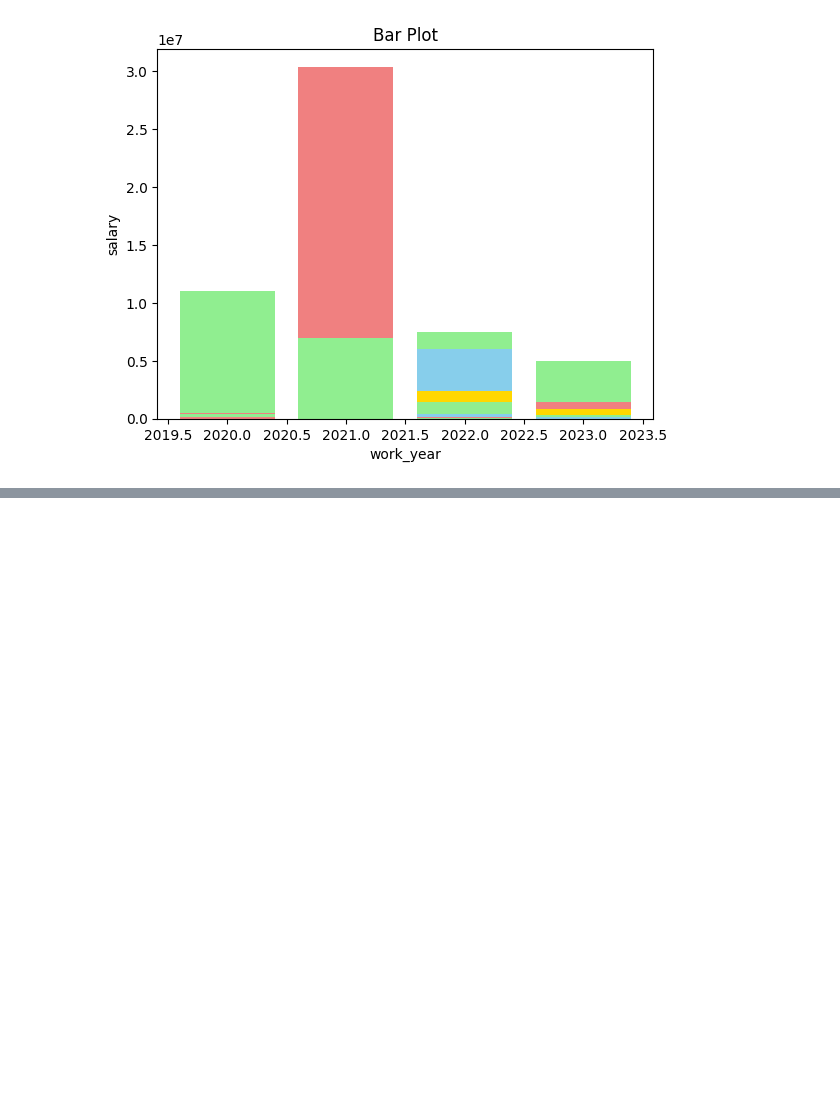
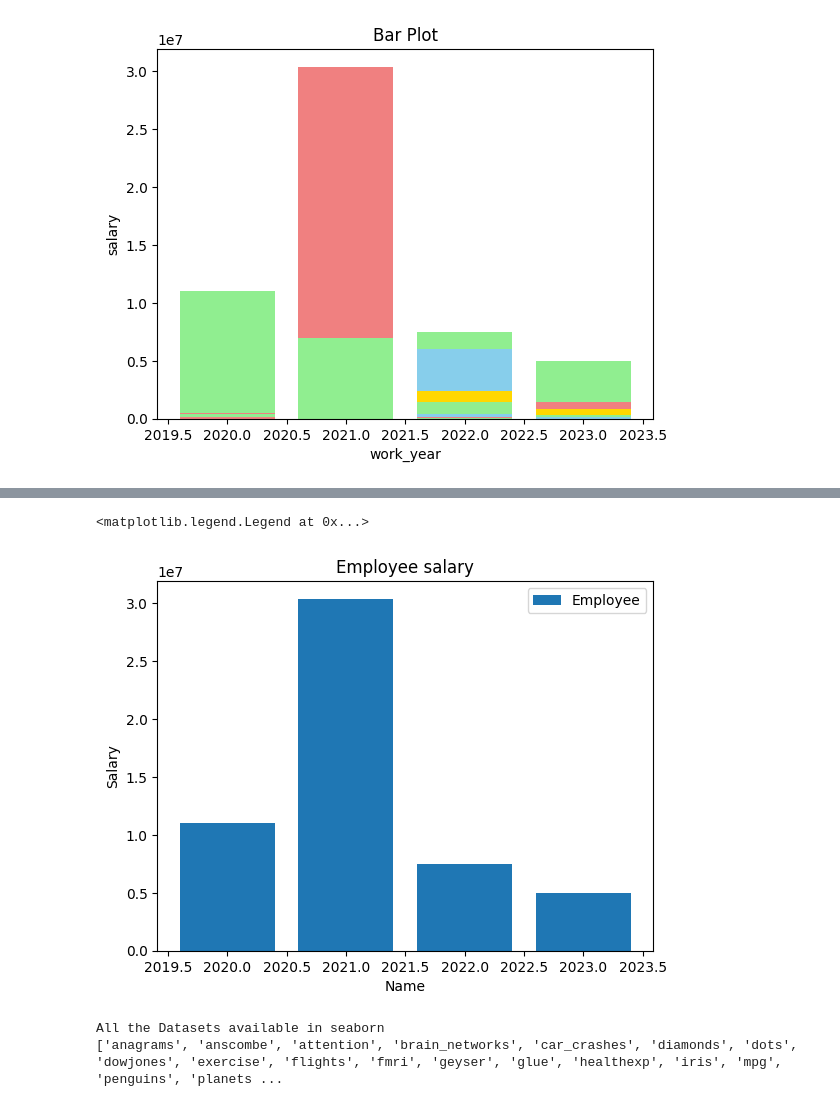
Before and after one commit to Srijana-Shetty/python_matplotlib_DataAnalytics, a Jupyter notebook: Python_Graphs_For_DA_Practice.ipynb, the cells around one changed output, grey strips where cells are left out. Cells and saved outputs as stored; diff of their text form; code cells hidden in the pictures; blank space fills up the shorter version.

```diff
--- a/Python_Graphs_For_DA_Practice.ipynb
+++ b/Python_Graphs_For_DA_Practice.ipynb
@@ -152,0 +163,16 @@ plt.show()
+# %%
+plt.bar(x,y,label="Employee")
+plt.xlabel("Name")
+plt.ylabel("Salary")
+plt.title("Employee salary")
+plt.legend()
+# %% [output]
+<matplotlib.legend.Legend at 0x...>
+[figure, added]
+# %%
+datset_names = sns.get_dataset_names()
+print("All the Datasets available in seaborn")
+print(datset_names)
+# %% [output]
+All the Datasets available in seaborn
+['anagrams', 'anscombe', 'attention', 'brain_networks', 'car_crashes', 'diamonds', 'dots', 'dowjones', 'exercise', 'flights', 'fmri', 'geyser', 'glue', 'healthexp', 'iris', 'mpg', 'penguins', 'planets ...
```
Also changed, not shown: parts of 16 cells of this notebook.
